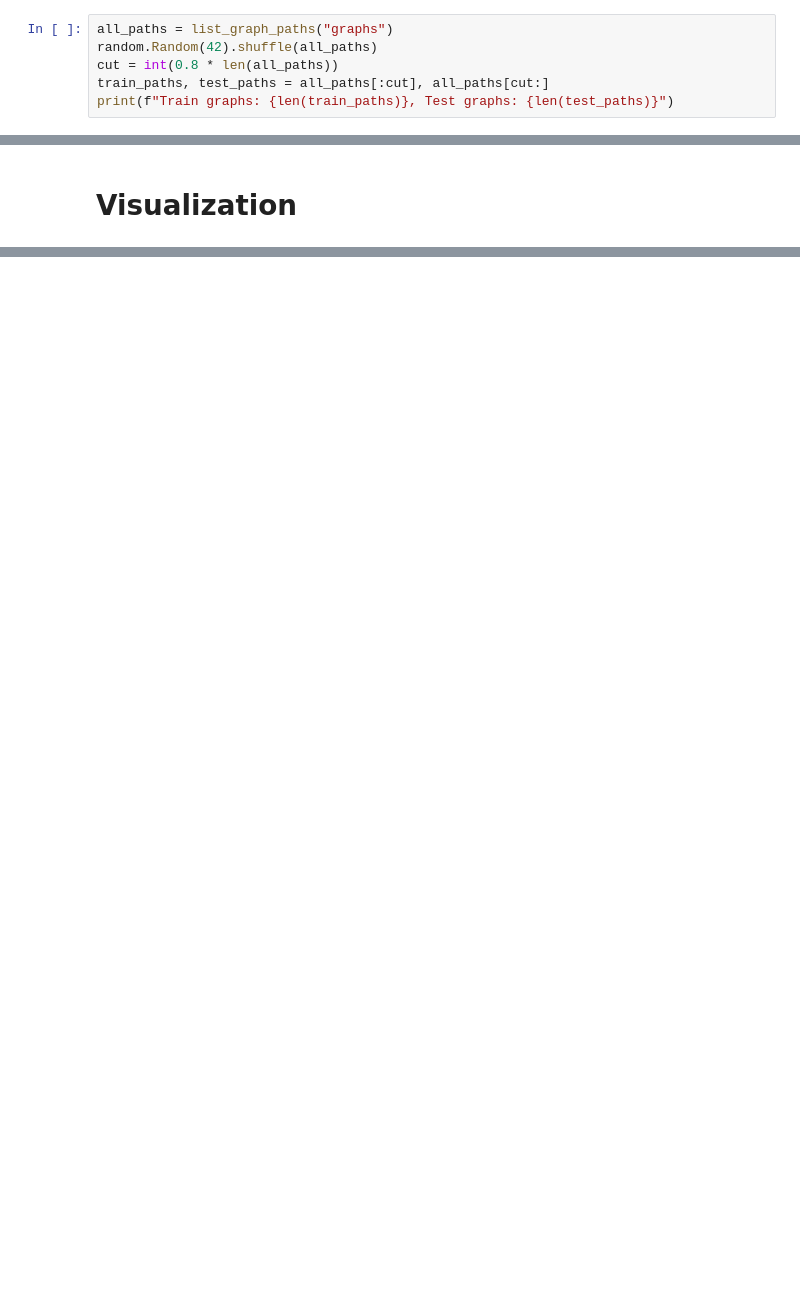
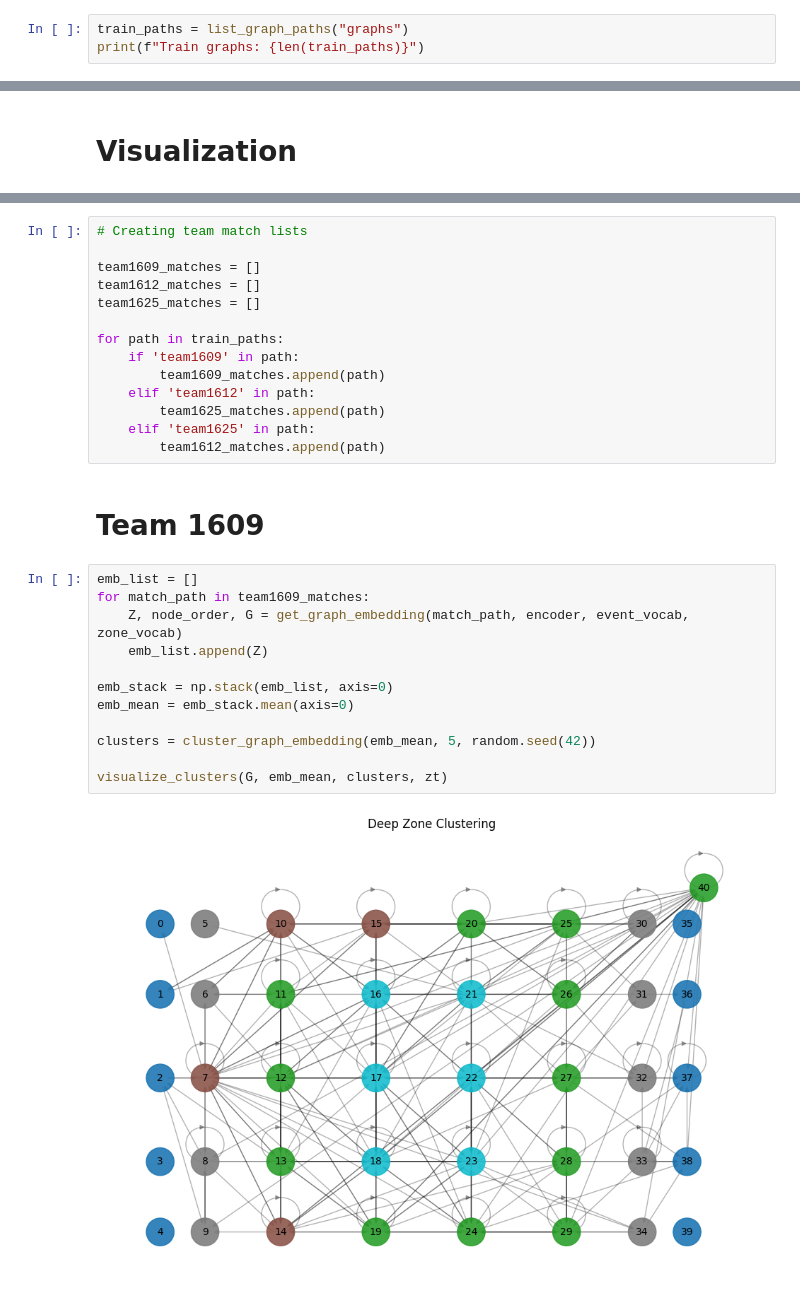
Before and after one commit to vladi2002/Football-Tactical-Clustering, a Jupyter notebook: node_features_autoencoder.ipynb, the cells around one changed output, grey strips where cells are left out. Saved outputs shown, nothing was run; the diff lists cells and outputs as text; blank space fills up the shorter version.

```diff
--- a/node_features_autoencoder.ipynb
+++ b/node_features_autoencoder.ipynb
@@ -284,9 +288,6 @@ def train_step(X, A_tf, A_dense):
 
     return loss
 # %%
-all_paths = list_graph_paths("graphs")
-random.Random(42).shuffle(all_paths)
-cut = int(0.8 * len(all_paths))
-train_paths, test_paths = all_paths[:cut], all_paths[cut:]
-print(f"Train graphs: {len(train_paths)}, Test graphs: {len(test_paths)}")
+train_paths = list_graph_paths("graphs")
+print(f"Train graphs: {len(train_paths)}")
 # %% [output]
@@ -418,0 +335,30 @@ Team 1612: Mean NMI = 0.4734, Std = 0.0701
+# %%
+# Creating team match lists
+
+team1609_matches = []
+team1612_matches = []
+team1625_matches = []
+
+for path in train_paths:
+    if 'team1609' in path:
+        team1609_matches.append(path)
+    elif 'team1612' in path:
+        team1625_matches.append(path)
+    elif 'team1625' in path:
+        team1612_matches.append(path)
+# %% [markdown]
+# Team 1609
+# %%
+emb_list = []
+for match_path in team1609_matches:
+    Z, node_order, G = get_graph_embedding(match_path, encoder, event_vocab, zone_vocab)
+    emb_list.append(Z)
+
+emb_stack = np.stack(emb_list, axis=0)
+emb_mean = emb_stack.mean(axis=0)
+
+clusters = cluster_graph_embedding(emb_mean, 5, random.seed(42))
+
+visualize_clusters(G, emb_mean, clusters, zt)
+# %% [output]
+[figure, added]
```
Also changed, not shown: parts of 25 cells of this notebook.
